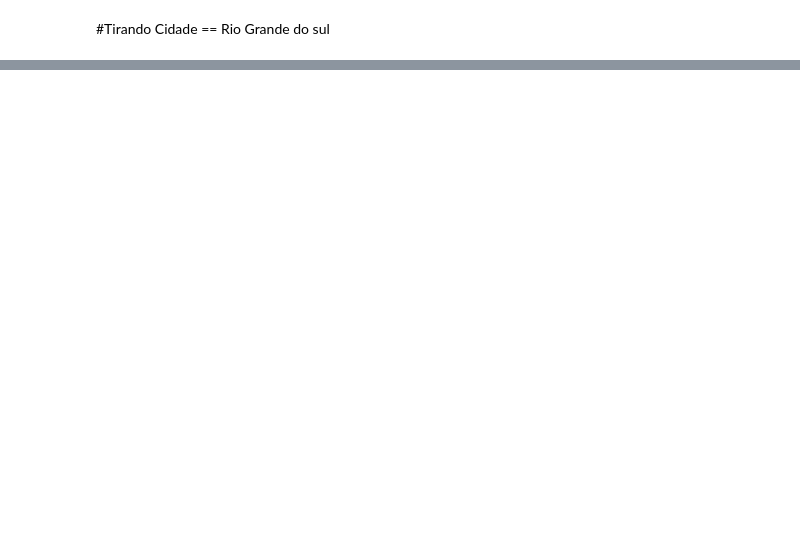
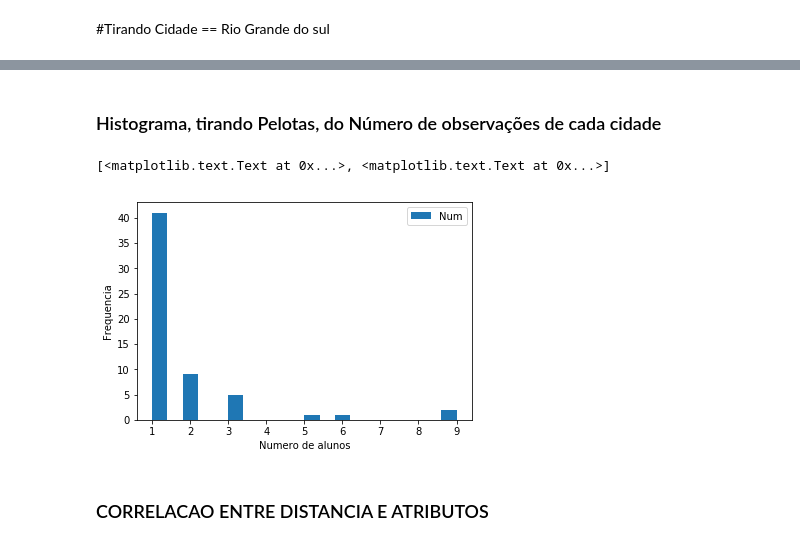
Before and after one commit to kriskappel/UFPel_OpenForm_Analysis, a Jupyter notebook: ufpel_form_analysis.ipynb, the cells around one changed output, grey strips where cells are left out. Cells and saved outputs as stored; diff of their text form; code cells hidden in the pictures; blank space fills up the shorter version.

```diff
--- a/ufpel_form_analysis.ipynb
+++ b/ufpel_form_analysis.ipynb
@@ -8,8 +9,9 @@ import matplotlib as mat
 data = pd.read_csv("data_group5_fixed.csv")
 
 #Retirando inconsistencias na media
-data["Media"] = data["Media"].apply(lambda x:x[0:3] if isinstance(x, basestring) else x)
-
+data["Media"] = data["Media"].apply(lambda x: x[0:3] if isinstance(x, basestring) else x)
+data["Media"] = data["Media"].apply(lambda x: float(x) if x.replace('.','',1).isdigit() else -1)
+data["Media"] = data["Media"].apply(lambda x: (x / 10) if x > 10 else x)
 
 data["Cidade"] = data["Cidade"].apply(lambda x:x[:-1] if x and x[-1].isspace() else x)
 data["Cidade"] = data["Cidade"].apply(lambda x:x[x.find("Novo Hamburgo"):13] if x.find("Novo Hamburgo") != -1 else x)
@@ -40,11 +41,15 @@ dist.head()
 # %% [markdown]
 # DISTANCIA DE CASA AFETA A MEDIA?
 # %%
+#
+
 filtered = data[["Media", "Num_disciplinas", "Reprovacao", "Cidade"]]
+filtered = filtered[filtered.Media > 0]
+#filtered.describe()
 #city = filtered.groupby('Cidade')
 #city.head()
 city = filtered.groupby('Cidade').count()
-city
+#city
 
 #filtered['Cidade'].sort_values()
 
@@ -73,3 +58,5 @@ city
 #Tirando Cidade == Rio Grande do sul
 # %%
 city.drop(['Rio Grande do Sul'])
+city = city.rename(columns={'Media': 'Num'})
+city = city.drop(["Num_disciplinas", "Reprovacao"], axis=1)
@@ -95,0 +63,3 @@ city.drop(['Rio Grande do Sul'])
+# %%
+ex = city.drop(['Pelotas'])
+# ex.plot(kind = 'hist', bins = 20)
@@ -95,0 +122,10 @@ city.drop(['Rio Grande do Sul'])
+# %% [markdown]
+### Histograma, tirando Pelotas, do Número de observações de cada cidade
+# %%
+ax = ex.plot(kind = 'hist', bins = 20)
+ax.set(xlabel="Numero de alunos", ylabel="Frequencia")
+# %% [output]
+[<matplotlib.text.Text at 0x...>, <matplotlib.text.Text at 0x...>]
+[figure, added]
+# %% [markdown]
+### CORRELACAO ENTRE DISTANCIA E ATRIBUTOS
```
Also changed, not shown: parts of 42 cells of this notebook.
